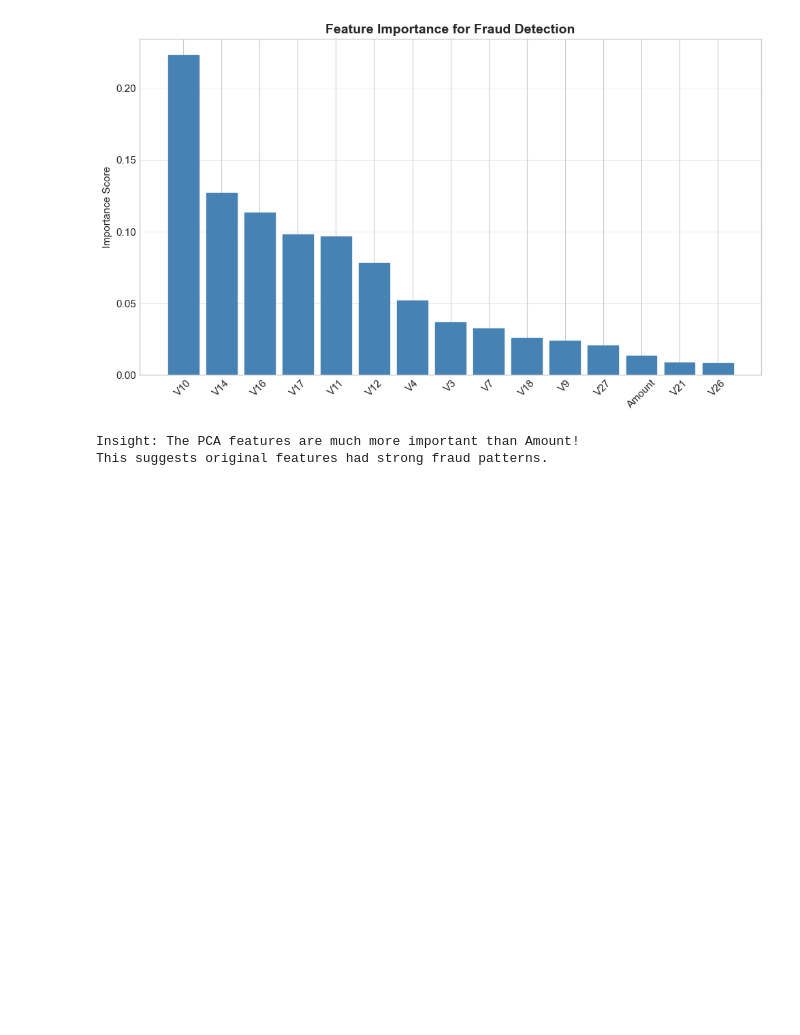
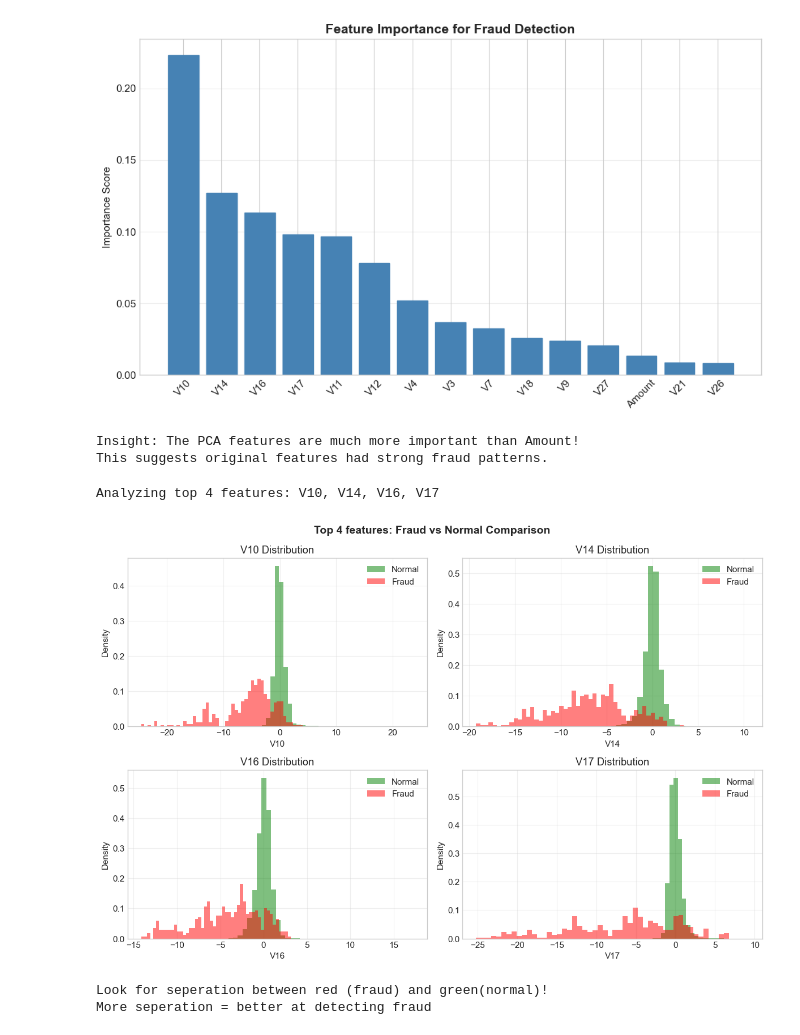
Before and after one commit to Dash-007/realtime-fraud-detection-system, a Jupyter notebook: notebooks/01_eda.ipynb, the cells around one changed output. Saved outputs shown, nothing was run; the diff lists cells and outputs as text; code cells hidden in the pictures; blank space fills up the shorter version.

Commit message:
Top features histogram

```diff
--- a/notebooks/01_eda.ipynb
+++ b/notebooks/01_eda.ipynb
@@ -372,3 +372,42 @@ Importance: 0.0135
 [figure]
 Insight: The PCA features are much more important than Amount!
 This suggests original features had strong fraud patterns.
+# %%
+# Compare Top Feature (V10) Between Fraud and Normal
+top_4_features = importance_df.head(4)['feature'].values
+print(f"Analyzing top 4 features: {', '.join(top_4_features)}")
+
+# Create comparison plots
+fig, axes = plt.subplots(2, 2, figsize=(12, 8))
+axes = axes.ravel() # Flatten 2x2 grid to simple array
+
+for idx, feature in enumerate(top_4_features):
+    ax =axes[idx]
+
+    # Get data for this feature
+    normal_vals = df[df['Class'] == 0][feature]
+    fraud_vals = df[df['Class'] == 1][feature]
+
+    # Plot histograms
+    ax.hist(normal_vals, bins=50, alpha=0.5, label='Normal',
+            color='green', density=True)
+    ax.hist(fraud_vals, bins=50, alpha=0.5, label='Fraud',
+            color='red', density=True)
+
+    ax.set_xlabel(feature)
+    ax.set_ylabel('Density')
+    ax.set_title(f'{feature} Distribution')
+    ax.legend()
+    ax.grid(alpha=0.3)
+
+plt.suptitle('Top 4 features: Fraud vs Normal Comparison', fontsize=14, fontweight='bold')
+plt.tight_layout()
+plt.show()
+
+print("Look for seperation between red (fraud) and green(normal)!")
+print("More seperation = better at detecting fraud")
+# %% [output]
+Analyzing top 4 features: V10, V14, V16, V17
+[figure, added]
+Look for seperation between red (fraud) and green(normal)!
+More seperation = better at detecting fraud
```
